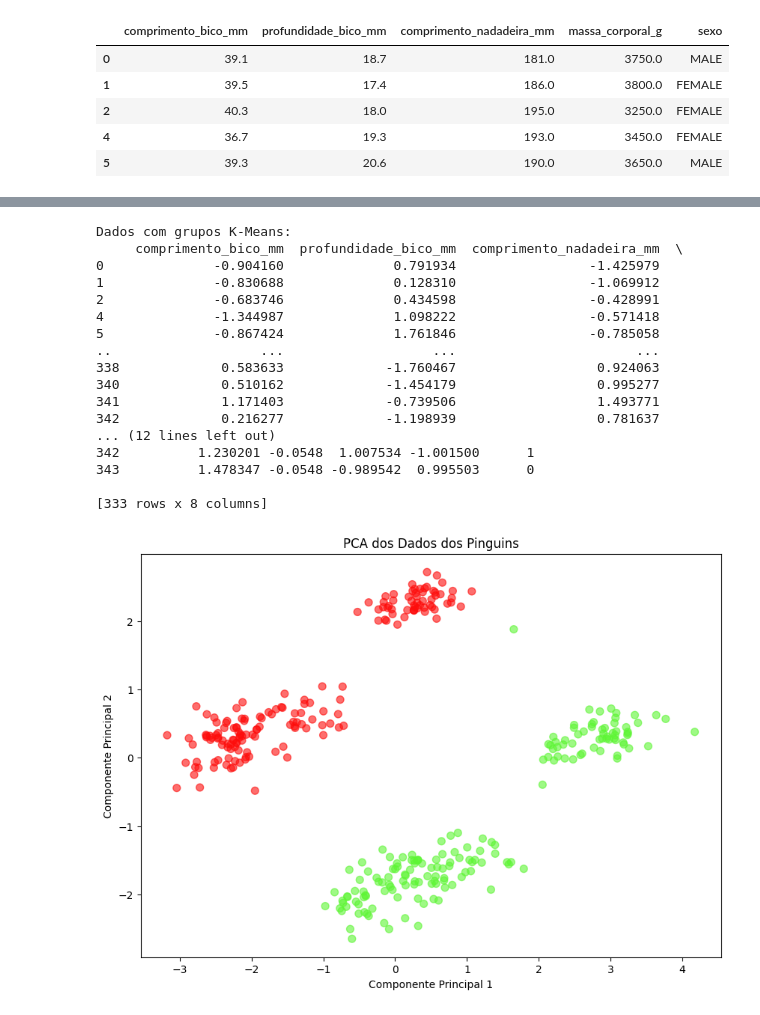
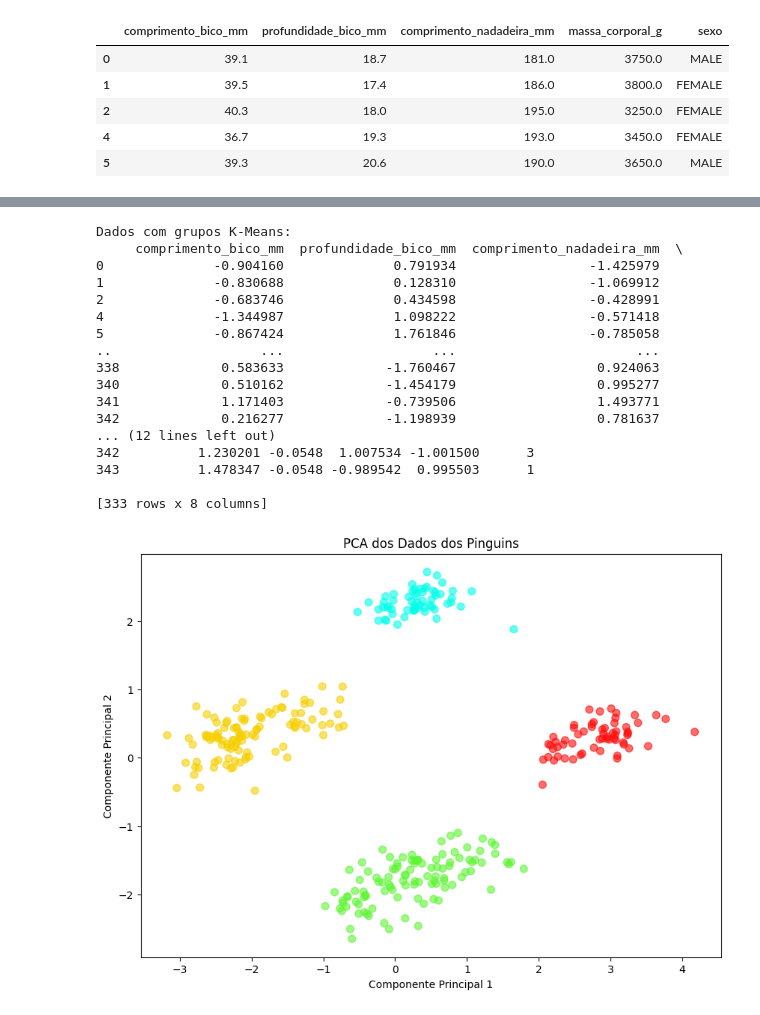
Before and after one commit to Aldrik-Alvaro/Algoritimo-K-Means, a Jupyter notebook: kmeans_clustering_Aldrik.ipynb, the cells around one changed output, grey strips where cells are left out. Cells and saved outputs as stored; diff of their text form; code cells hidden in the pictures.

```diff
--- a/kmeans_clustering_Aldrik.ipynb
+++ b/kmeans_clustering_Aldrik.ipynb
@@ -108,6 +83,6 @@ Dados normalizados:
 # %%
 # Clustering K-Means
-kmeans_model = KMeans(n_clusters=2, random_state=42)
+kmeans_model = KMeans(n_clusters=4, random_state=42)
 kmeans_model.fit(df_normalized)
 clusters = kmeans_model.predict(df_normalized)
 df_normalized['group'] = clusters
@@ -127,8 +102,8 @@ Dados com grupos K-Means:
 341             1.171403             -0.739506                  1.493771
 342             0.216277             -1.198939                  0.781637
 ... (12 lines left out)
-342          1.230201 -0.0548  1.007534 -1.001500      1
-343          1.478347 -0.0548 -0.989542  0.995503      0
+342          1.230201 -0.0548  1.007534 -1.001500      3
+343          1.478347 -0.0548 -0.989542  0.995503      1
 
 [333 rows x 8 columns]
 # %%
@@ -142,16 +117,16 @@ df_pca.columns = ['PC1', 'PC2']
 df_pca['group'] = clusters
 # %%
 # Plotando
-colors = ['#5DF534', '#FD0D0C']
+colors = ['#5DF534', '#FD0D0C', '#f5d002', '#00ffea']
 df_pca['color'] = df_pca['group'].map(lambda x: colors[x])
 
 plt.figure(figsize=(10, 7))
 plt.scatter(df_pca['PC1'], df_pca['PC2'], c=df_pca['color'], alpha=0.6, s=50)
 plt.xlabel('Componente Principal 1')
 plt.ylabel('Componente Principal 2')
 plt.title('PCA dos Dados dos Pinguins')
 plt.show()
 # %% [output]
-[figure, old version]
+[figure, new version]
 # %%
 # PCA com 3 componentes
```
Also changed, not shown: parts of 4 cells of this notebook.
